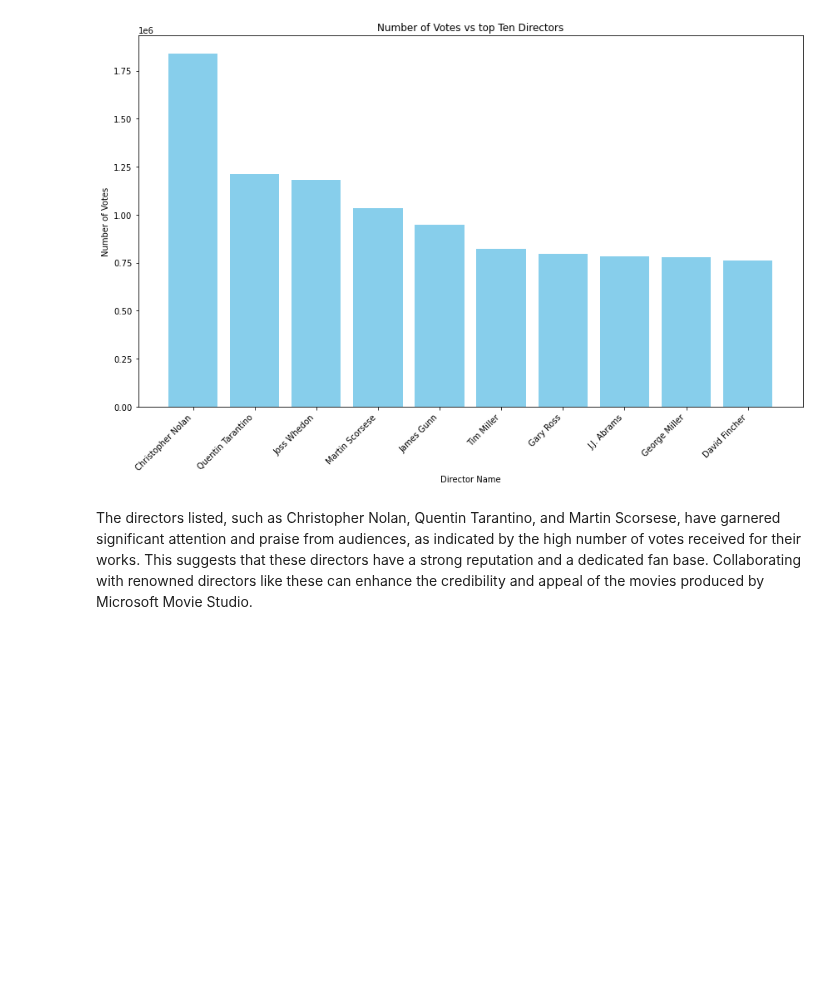
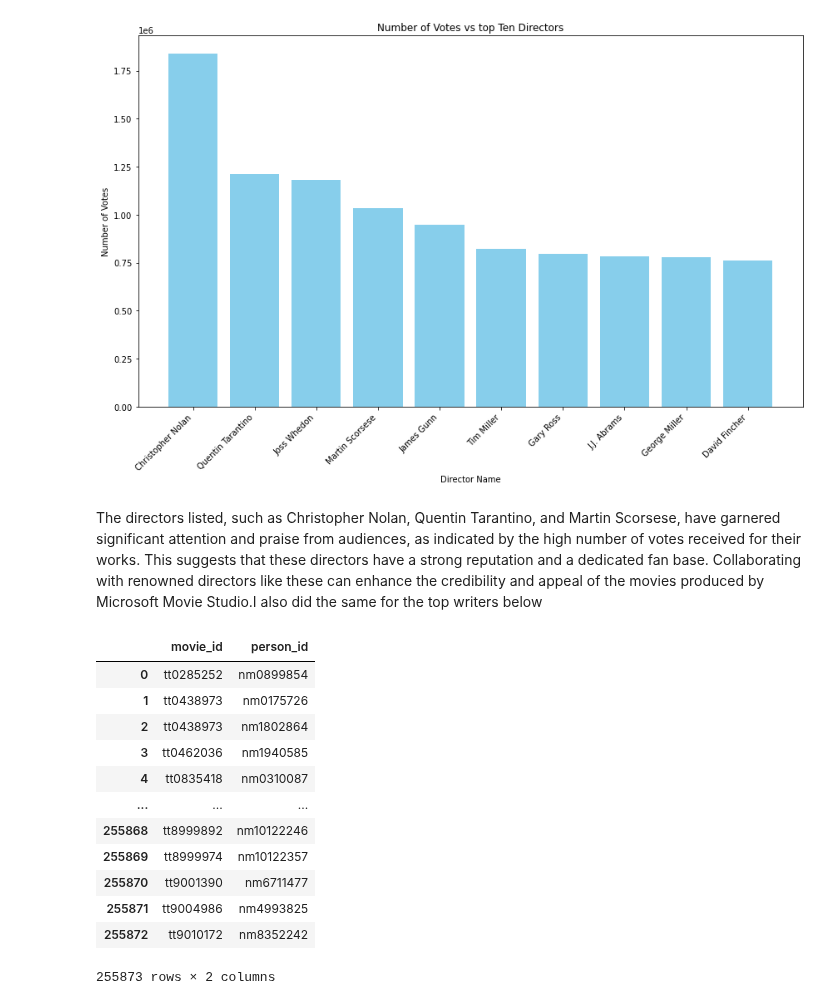
Before and after one commit to laaria-chris/Microsoft-Studios-EDA, a Jupyter notebook: student.ipynb, the cells around one changed output. Cells and saved outputs as stored; diff of their text form; code cells hidden in the pictures; blank space fills up the shorter version.

```diff
--- a/student.ipynb
+++ b/student.ipynb
@@ -560,4 +558,24 @@ plt.show()
 # %% [output]
 [figure]
 # %% [markdown]
- The directors listed, such as Christopher Nolan, Quentin Tarantino, and Martin Scorsese, have garnered significant attention and praise from audiences, as indicated by the high number of votes received for their works. This suggests that these directors have a strong reputation and a dedicated fan base. Collaborating with renowned directors like these can enhance the credibility and appeal of the movies produced by Microsoft Movie Studio.
+ The directors listed, such as Christopher Nolan, Quentin Tarantino, and Martin Scorsese, have garnered significant attention and praise from audiences, as indicated by the high number of votes received for their works. This suggests that these directors have a strong reputation and a dedicated fan base. Collaborating with renowned directors like these can enhance the credibility and appeal of the movies produced by Microsoft Movie Studio.I also did the same for the top writers below
+# %%
+writers_db=pd.read_sql("""
+SELECT *
+FROM writers;
+""", conn)
+writers_db
+# %% [output]
+|  | movie_id | person_id |
+| 0 | tt0285252 | nm0899854 |
+| 1 | tt0438973 | nm0175726 |
+| 2 | tt0438973 | nm1802864 |
+| 3 | tt0462036 | nm1940585 |
+| 4 | tt0835418 | nm0310087 |
+| ... | ... | ... |
+| 255868 | tt8999892 | nm10122246 |
+| 255869 | tt8999974 | nm10122357 |
+| 255870 | tt9001390 | nm6711477 |
+| 255871 | tt9004986 | nm4993825 |
+| 255872 | tt9010172 | nm8352242 |
+255873 rows × 2 columns
```
Also changed, not shown: parts of 4 cells of this notebook.
